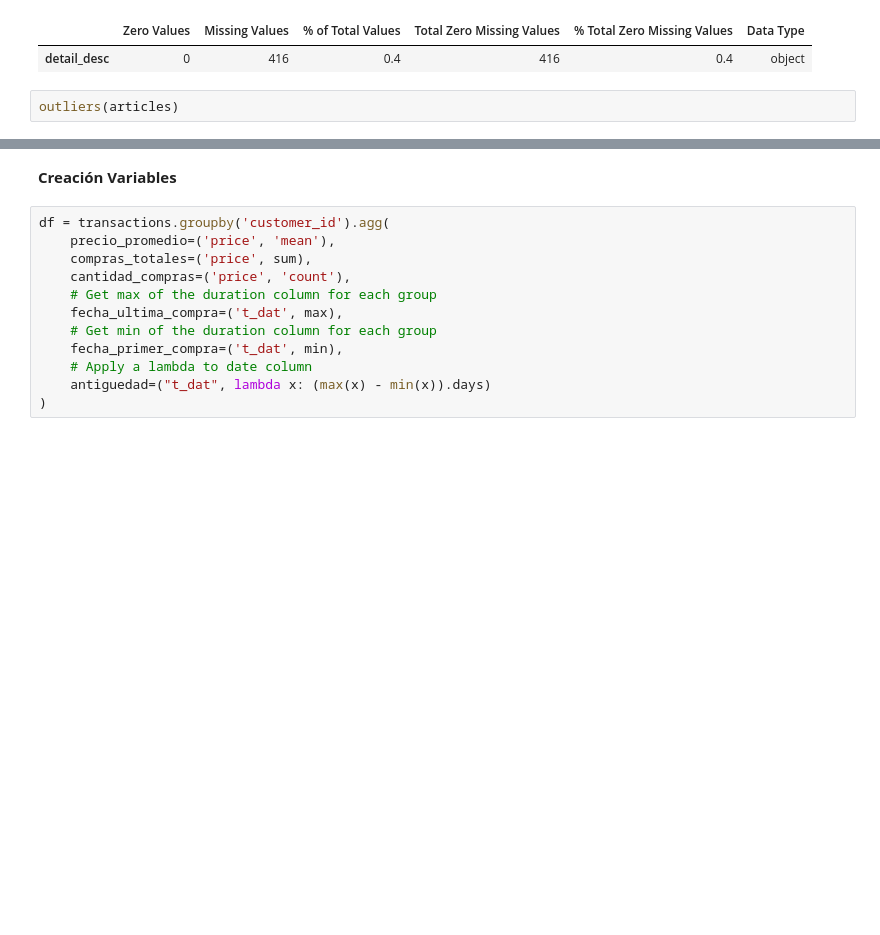
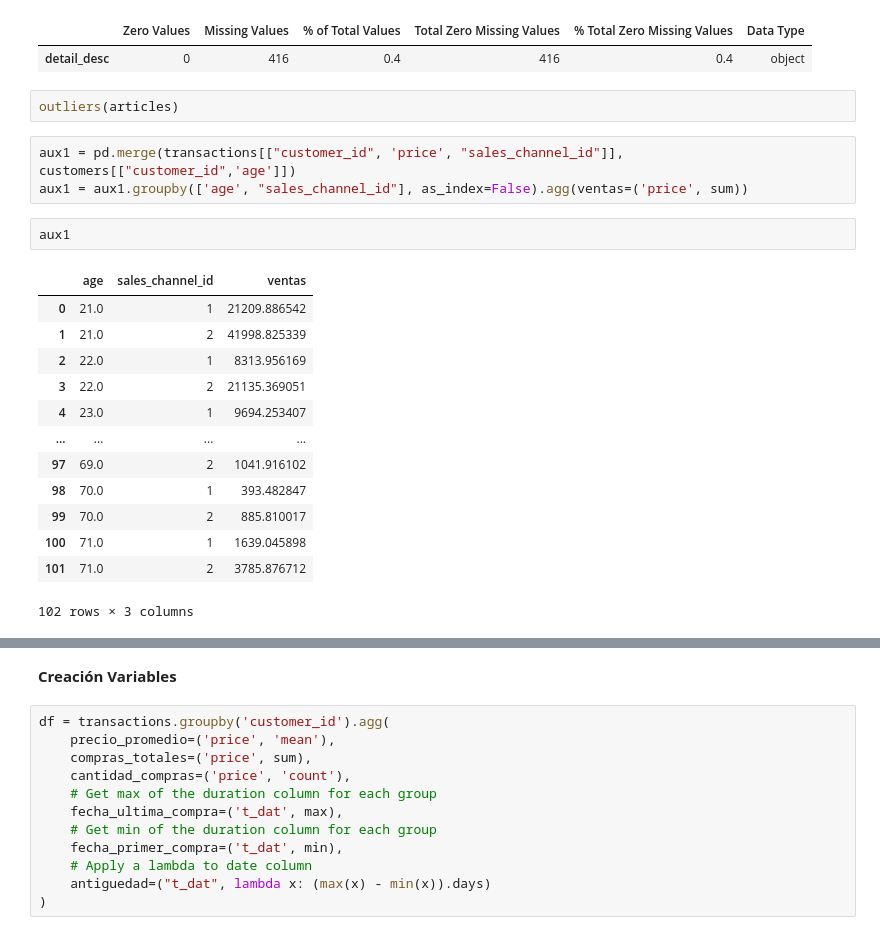
Before and after one commit to AndresPerelmuter/Customers-Segmentation---Clustering, a Jupyter notebook: Cluster_H&M.ipynb, the cells around one changed output, grey strips where cells are left out. Cells and saved outputs as stored; diff of their text form; blank space fills up the shorter version.

```diff
--- a/Cluster_H&M.ipynb
+++ b/Cluster_H&M.ipynb
@@ -359,3 +291,22 @@ There are 1 columns that have missing values.
 | detail_desc | 0 | 416 | 0.4 | 416 | 0.4 | object |
 # %%
 outliers(articles)
+# %%
+aux1 = pd.merge(transactions[["customer_id", 'price', "sales_channel_id"]], customers[["customer_id",'age']])
+aux1 = aux1.groupby(['age', "sales_channel_id"], as_index=False).agg(ventas=('price', sum))
+# %%
+aux1
+# %% [output]
+|  | age | sales_channel_id | ventas |
+| 0 | 21.0 | 1 | 21209.886542 |
+| 1 | 21.0 | 2 | 41998.825339 |
+| 2 | 22.0 | 1 | 8313.956169 |
+| 3 | 22.0 | 2 | 21135.369051 |
+| 4 | 23.0 | 1 | 9694.253407 |
+| ... | ... | ... | ... |
+| 97 | 69.0 | 2 | 1041.916102 |
+| 98 | 70.0 | 1 | 393.482847 |
+| 99 | 70.0 | 2 | 885.810017 |
+| 100 | 71.0 | 1 | 1639.045898 |
+| 101 | 71.0 | 2 | 3785.876712 |
+102 rows × 3 columns
```
Also changed, not shown: parts of 10 cells of this notebook.
